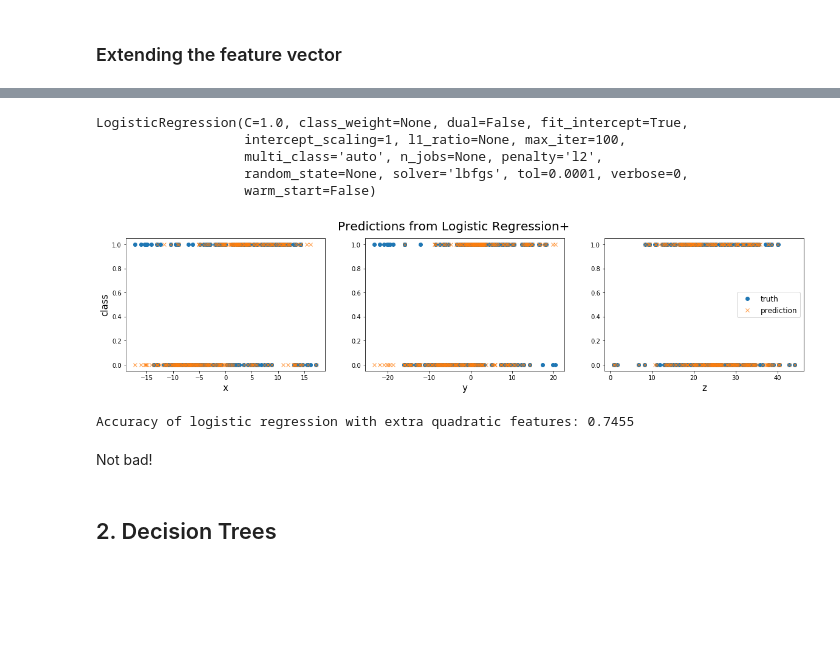
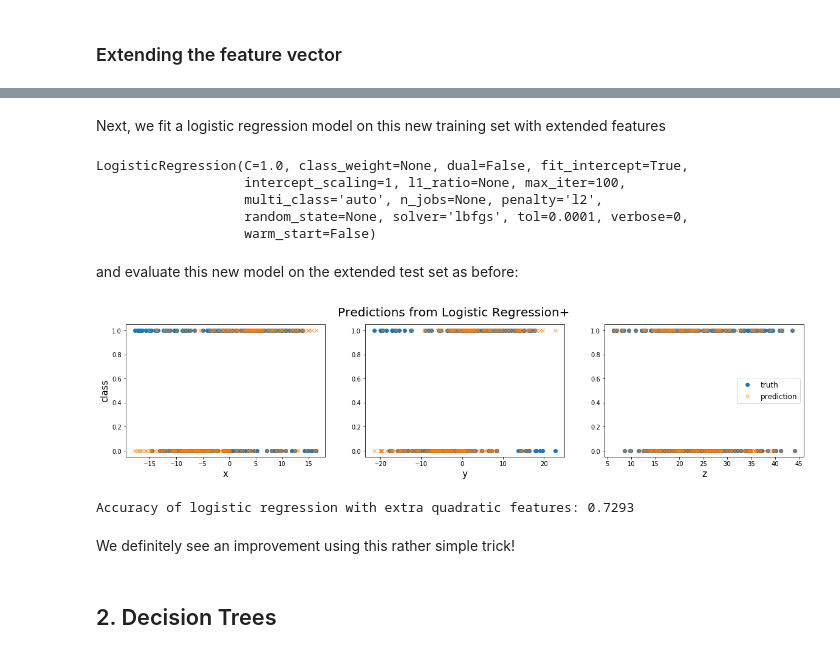
Before and after one commit to sotakao/STUOD_Hackathon_2021, a Jupyter notebook: tutorials/Part1-Classification.ipynb, the cells around one changed output, grey strips where cells are left out. Cells and saved outputs as stored; diff of their text form; code cells hidden in the pictures; blank space fills up the shorter version.

```diff
--- a/tutorials/Part1-Classification.ipynb
+++ b/tutorials/Part1-Classification.ipynb
@@ -221,27 +242,36 @@ Some important features may not be present in the inputs, leading to *underfitti
 from sklearn.preprocessing import PolynomialFeatures
 
 poly = PolynomialFeatures(2, interaction_only=True, include_bias=False)
-transform = poly.fit_transform
+psi = poly.fit_transform
 
-model_lr_plus = LogisticRegression()
-train_X_extended = transform(train_X)
-
-model_lr_plus.fit(train_X_extended, train_y)
+# Extend features in training and testing set
+train_X_extended = psi(train_X)
+test_X_extended = psi(test_X)
-# %% [output]
-LogisticRegression(C=1.0, class_weight=None, dual=False, fit_intercept=True,
-                   intercept_scaling=1, l1_ratio=None, max_iter=100,
-                   multi_class='auto', n_jobs=None, penalty='l2',
-                   random_state=None, solver='lbfgs', tol=0.0001, verbose=0,
-                   warm_start=False)
+# %% [markdown]
+Next, we fit a logistic regression model on this new training set with extended features
+# %%
+# Set up new logistic regression model
+model_lr_plus = LogisticRegression()
+
+# Fit model on the extended training set
+model_lr_plus.fit(train_X_extended, train_y)
+# %% [output]
+LogisticRegression(C=1.0, class_weight=None, dual=False, fit_intercept=True,
+                   intercept_scaling=1, l1_ratio=None, max_iter=100,
+                   multi_class='auto', n_jobs=None, penalty='l2',
+                   random_state=None, solver='lbfgs', tol=0.0001, verbose=0,
+                   warm_start=False)
+# %% [markdown]
+and evaluate this new model on the extended test set as before:
 # %%
-test_X_extended = transform(test_X)
+# Plot predictions and evaluate accuracy
 accuracy_lr_ext = model_lr_plus.score(test_X_extended, test_y)
 plot_predictions(model_lr_plus.predict, test_X_extended, test_y, 'Predictions from Logistic Regression+')
 print("Accuracy of logistic regression with extra quadratic features: {:.4f}".format(accuracy_lr_ext))
 # %% [output]
-[figure, old version]
+[figure, new version]
-Accuracy of logistic regression with extra quadratic features: 0.7455
+Accuracy of logistic regression with extra quadratic features: 0.7293
-# %% [markdown]
-Not bad!
+# %% [markdown]
+We definitely see an improvement using this rather simple trick!
 # %% [markdown]
 ## 2. Decision Trees
```
Also changed, not shown: parts of 59 cells of this notebook, 9 other files.
